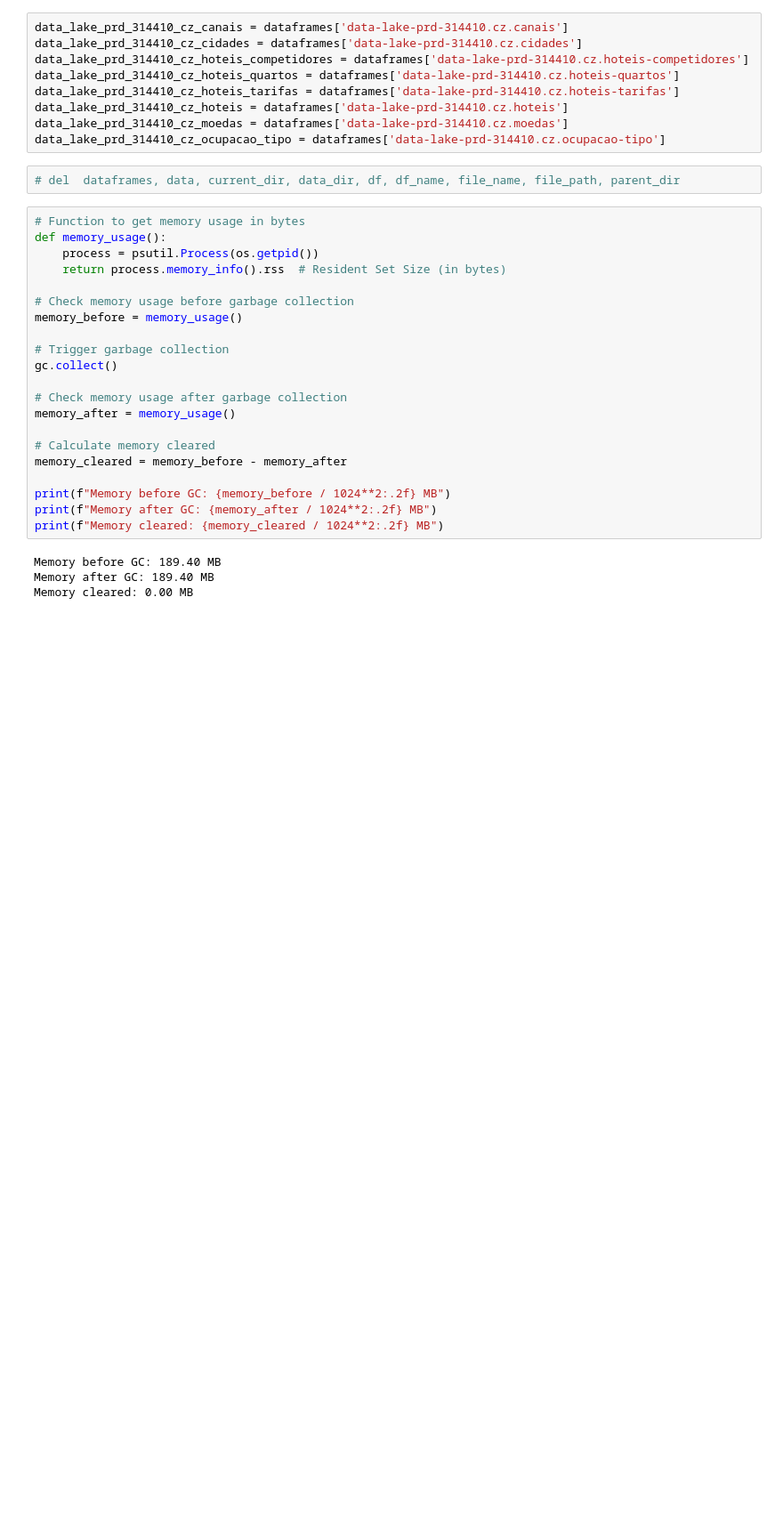
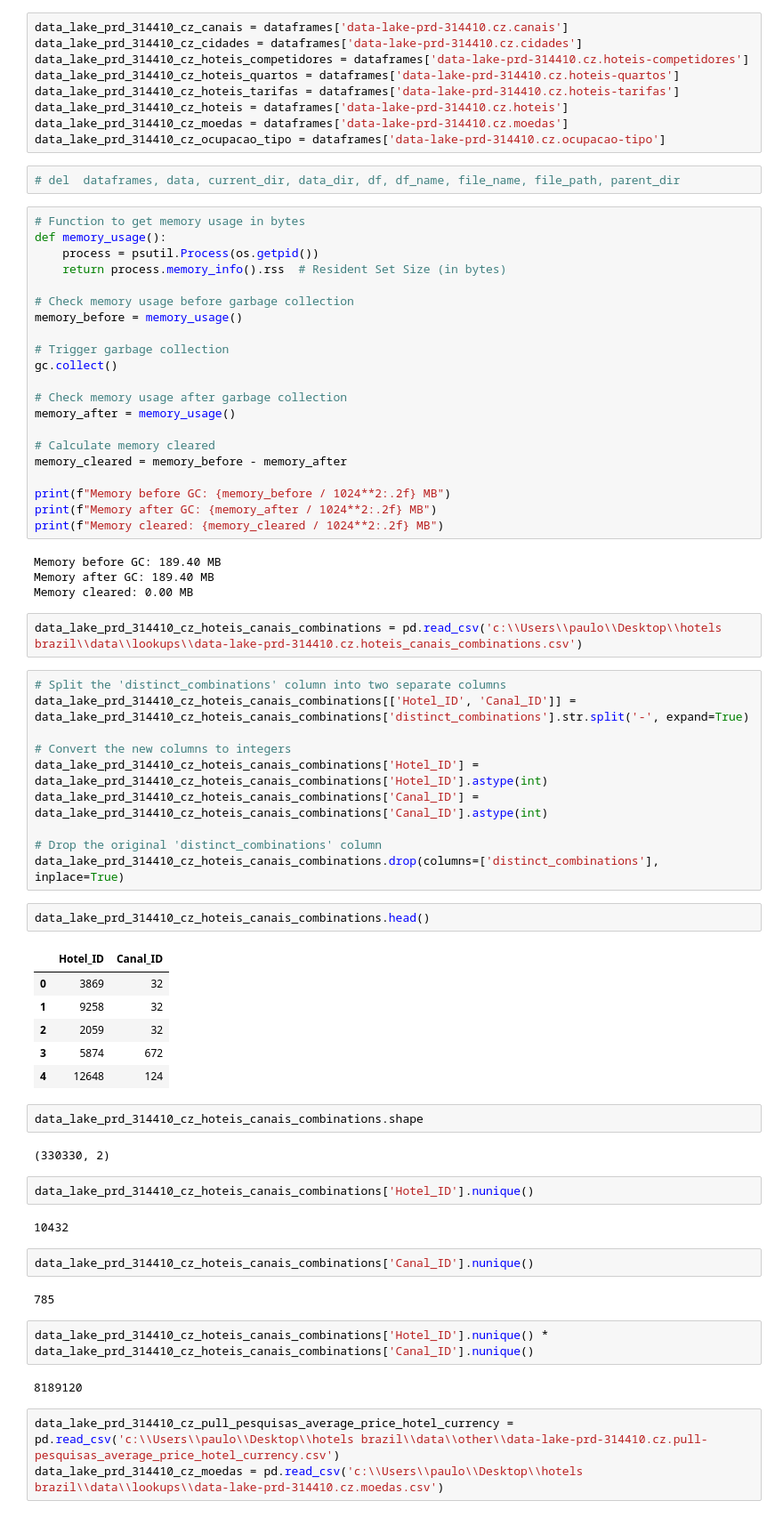
Before and after one commit to Le-bruit-de-nos-pas/hotels_brazil_googlecloud, a Jupyter notebook: hotels_chanels_comib.ipynb, the cells around one changed output. Shown at 89% size. Cells and saved outputs as stored; diff of their text form; blank space fills up the shorter version.

```diff
--- a/hotels_chanels_comib.ipynb
+++ b/hotels_chanels_comib.ipynb
@@ -82,3 +86,43 @@ print(f"Memory cleared: {memory_cleared / 1024**2:.2f} MB")
 Memory before GC: 189.40 MB
 Memory after GC: 189.40 MB
 Memory cleared: 0.00 MB
+# %%
+data_lake_prd_314410_cz_hoteis_canais_combinations = pd.read_csv('c:\\Users\\paulo\\Desktop\\hotels brazil\\data\\lookups\\data-lake-prd-314410.cz.hoteis_canais_combinations.csv')
+# %%
+# Split the 'distinct_combinations' column into two separate columns
+data_lake_prd_314410_cz_hoteis_canais_combinations[['Hotel_ID', 'Canal_ID']] = data_lake_prd_314410_cz_hoteis_canais_combinations['distinct_combinations'].str.split('-', expand=True)
+
+# Convert the new columns to integers
+data_lake_prd_314410_cz_hoteis_canais_combinations['Hotel_ID'] = data_lake_prd_314410_cz_hoteis_canais_combinations['Hotel_ID'].astype(int)
+data_lake_prd_314410_cz_hoteis_canais_combinations['Canal_ID'] = data_lake_prd_314410_cz_hoteis_canais_combinations['Canal_ID'].astype(int)
+
+# Drop the original 'distinct_combinations' column
+data_lake_prd_314410_cz_hoteis_canais_combinations.drop(columns=['distinct_combinations'], inplace=True)
+# %%
+data_lake_prd_314410_cz_hoteis_canais_combinations.head()
+# %% [output]
+|  | Hotel_ID | Canal_ID |
+| 0 | 3869 | 32 |
+| 1 | 9258 | 32 |
+| 2 | 2059 | 32 |
+| 3 | 5874 | 672 |
+| 4 | 12648 | 124 |
+# %%
+data_lake_prd_314410_cz_hoteis_canais_combinations.shape
+# %% [output]
+(330330, 2)
+# %%
+data_lake_prd_314410_cz_hoteis_canais_combinations['Hotel_ID'].nunique()
+# %% [output]
+10432
+# %%
+data_lake_prd_314410_cz_hoteis_canais_combinations['Canal_ID'].nunique()
+# %% [output]
+785
+# %%
+data_lake_prd_314410_cz_hoteis_canais_combinations['Hotel_ID'].nunique() * data_lake_prd_314410_cz_hoteis_canais_combinations['Canal_ID'].nunique()
+# %% [output]
+8189120
+# %%
+data_lake_prd_314410_cz_pull_pesquisas_average_price_hotel_currency = pd.read_csv('c:\\Users\\paulo\\Desktop\\hotels brazil\\data\\other\\data-lake-prd-314410.cz.pull-pesquisas_average_price_hotel_currency.csv')
+data_lake_prd_314410_cz_moedas = pd.read_csv('c:\\Users\\paulo\\Desktop\\hotels brazil\\data\\lookups\\data-lake-prd-314410.cz.moedas.csv')
```
Also changed, not shown: parts of 5 cells of this notebook.
